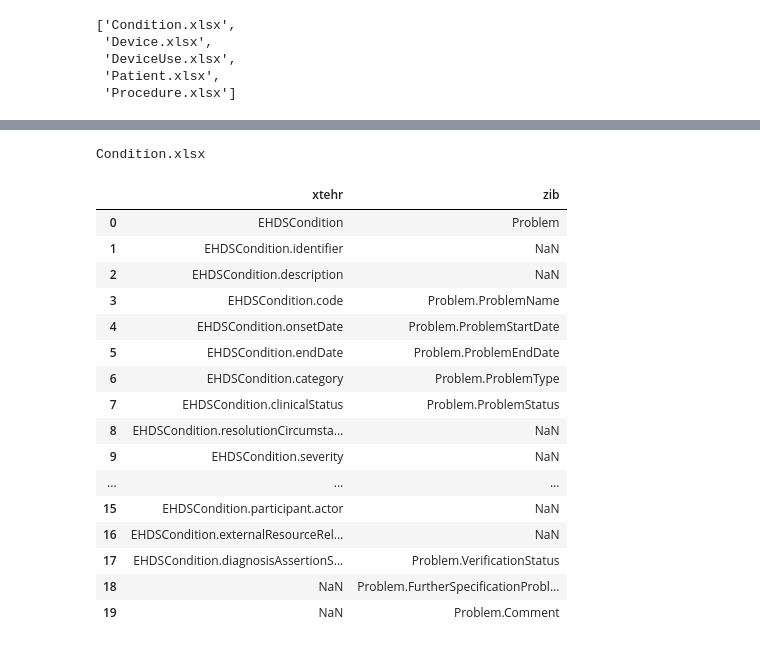
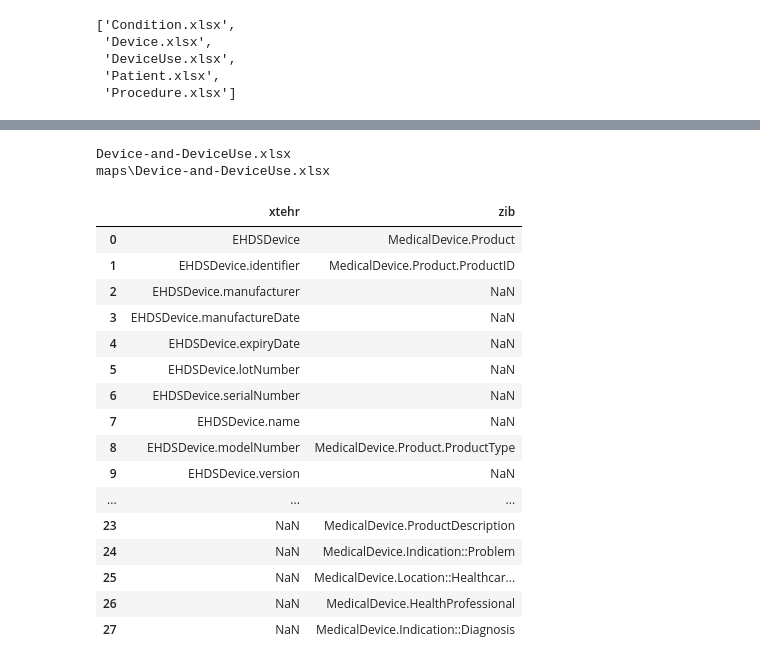
Before and after one commit to mgraauw/eu-nl-compared, a Jupyter notebook: mapping.ipynb, the cells around one changed output, grey strips where cells are left out. Saved outputs shown, nothing was run; the diff lists cells and outputs as text; code cells hidden in the pictures.

```diff
--- a/mapping.ipynb
+++ b/mapping.ipynb
@@ -73,7 +79,6 @@ Condition.xlsx
 # %%
 mapbase = 'maps'
-mapspath = os.path.join(mapbase, 'xtehr2zibs')
-maps = os.listdir(mapspath)
+maps = os.listdir(mapbase)
 maps
 # %% [output]
 ['Condition.xlsx',
@@ -99,28 +92,30 @@ maps
 # %%
-file = 'Condition.xlsx'
+file = maps[1]
 print(file)
-mappath = os.path.join(mapspath, file)
+mappath = os.path.join(mapbase, file)
+print(mappath)
 mapdf = pd.read_excel(mappath)
 mapdf
 # %% [output]
-Condition.xlsx
+Device-and-DeviceUse.xlsx
+maps\Device-and-DeviceUse.xlsx
 |  | xtehr | zib |
-| 0 | EHDSCondition | Problem |
-| 1 | EHDSCondition.identifier | NaN |
-| 2 | EHDSCondition.description | NaN |
-| 3 | EHDSCondition.code | Problem.ProblemName |
-| 4 | EHDSCondition.onsetDate | Problem.ProblemStartDate |
-| 5 | EHDSCondition.endDate | Problem.ProblemEndDate |
-| 6 | EHDSCondition.category | Problem.ProblemType |
-| 7 | EHDSCondition.clinicalStatus | Problem.ProblemStatus |
-| 8 | EHDSCondition.resolutionCircumsta... | NaN |
-| 9 | EHDSCondition.severity | NaN |
+| 0 | EHDSDevice | MedicalDevice.Product |
+| 1 | EHDSDevice.identifier | MedicalDevice.Product.ProductID |
+| 2 | EHDSDevice.manufacturer | NaN |
+| 3 | EHDSDevice.manufactureDate | NaN |
+| 4 | EHDSDevice.expiryDate | NaN |
+| 5 | EHDSDevice.lotNumber | NaN |
+| 6 | EHDSDevice.serialNumber | NaN |
+| 7 | EHDSDevice.name | NaN |
+| 8 | EHDSDevice.modelNumber | MedicalDevice.Product.ProductType |
+| 9 | EHDSDevice.version | NaN |
 | ... | ... | ... |
-| 15 | EHDSCondition.participant.actor | NaN |
-| 16 | EHDSCondition.externalResourceRel... | NaN |
-| 17 | EHDSCondition.diagnosisAssertionS... | Problem.VerificationStatus |
-| 18 | NaN | Problem.FurtherSpecificationProbl... |
-| 19 | NaN | Problem.Comment |
+| 23 | NaN | MedicalDevice.ProductDescription |
+| 24 | NaN | MedicalDevice.Indication::Problem |
+| 25 | NaN | MedicalDevice.Location::Healthcar... |
+| 26 | NaN | MedicalDevice.HealthProfessional |
+| 27 | NaN | MedicalDevice.Indication::Diagnosis |
 # %%
 mapping = mapdf[['xtehr', 'zib']].merge(zibdf.add_suffix('_zib'), left_on='zib', right_on='path_zib', how='outer').merge(xlmdf.add_suffix('_xtehr'), left_on='xtehr', right_on='path_xtehr', how='outer')
 mapping
```
Also changed, not shown: parts of 10 cells of this notebook, 30 other files.
